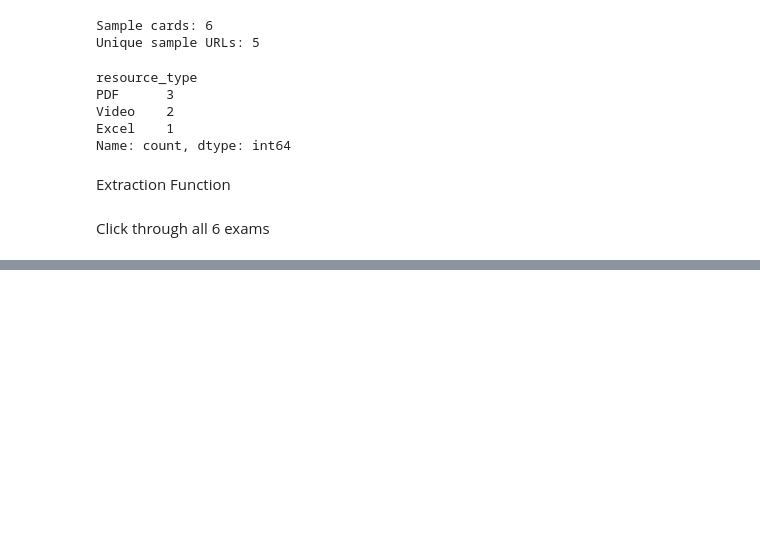
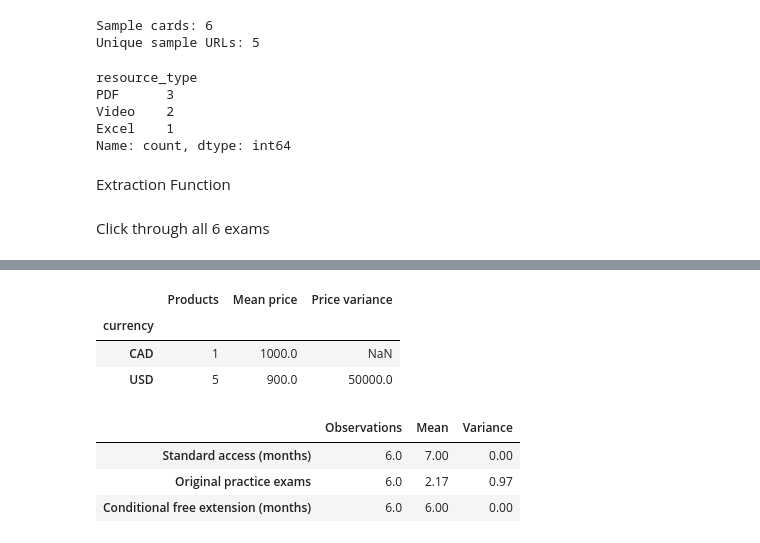
Before and after one commit to maxinehb/datasci530fall2026, a Jupyter notebook: Project 1/Project_1_MHB.ipynb, the cells around one changed output, grey strips where cells are left out. Drawn from its saved outputs; the diff is of its cells as text; code cells hidden in the pictures; blank space fills up the shorter version.

```diff
--- a/Project 1/Project_1_MHB.ipynb
+++ b/Project 1/Project_1_MHB.ipynb
@@ -798,0 +969,42 @@ AttributeError: 'NoneType' object has no attribute 'split'
+# %%
+# Price statistics: keep currencies separate
+price_summary = (
+    products_df.groupby("currency")["price"]
+    .agg(["count", "mean", "var"])
+    .rename(columns={
+        "count": "Products",
+        "mean": "Mean price",
+        "var": "Price variance"
+    })
+)
+
+display(price_summary.round(2))
+
+# Other numeric statistics: include all six products
+numeric_summary = (
+    products_df[
+        ["duration_months", "practice_exam_count", "free_extension_months"]
+    ]
+    .agg(["count", "mean", "var"])
+    .T
+    .rename(index={
+        "duration_months": "Standard access (months)",
+        "practice_exam_count": "Original practice exams",
+        "free_extension_months": "Conditional free extension (months)"
+    }, columns={
+        "count": "Observations",
+        "mean": "Mean",
+        "var": "Variance"
+    })
+)
+
+display(numeric_summary.round(2))
+# %% [output]
+|  | Products | Mean price | Price variance |
+| currency |  |  |  |
+| CAD | 1 | 1000.0 | NaN |
+| USD | 5 | 900.0 | 50000.0 |
+|  | Observations | Mean | Variance |
+| Standard access (months) | 6.0 | 7.00 | 0.00 |
+| Original practice exams | 6.0 | 2.17 | 0.97 |
+| Conditional free extension (months) | 6.0 | 6.00 | 0.00 |
```
Also changed, not shown: parts of 17 cells of this notebook, 2 other files.
